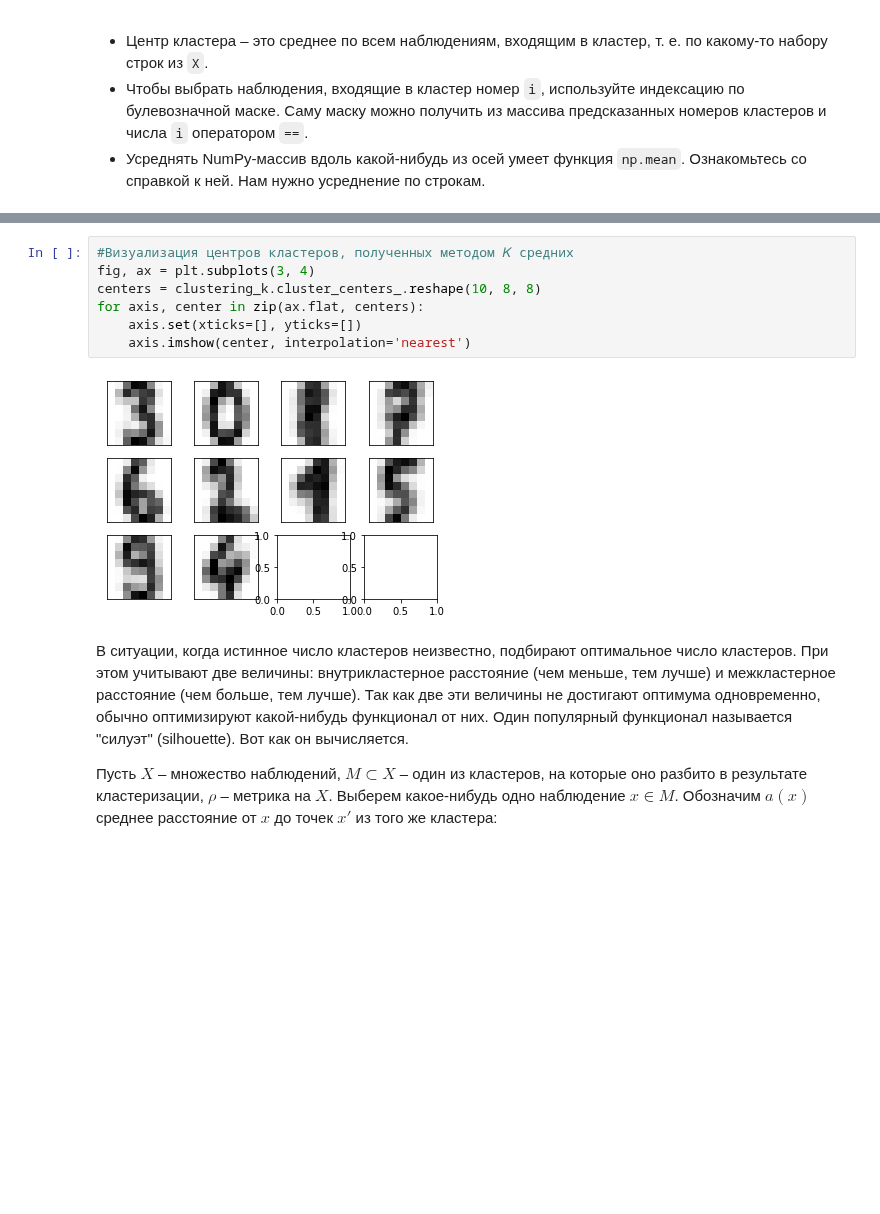
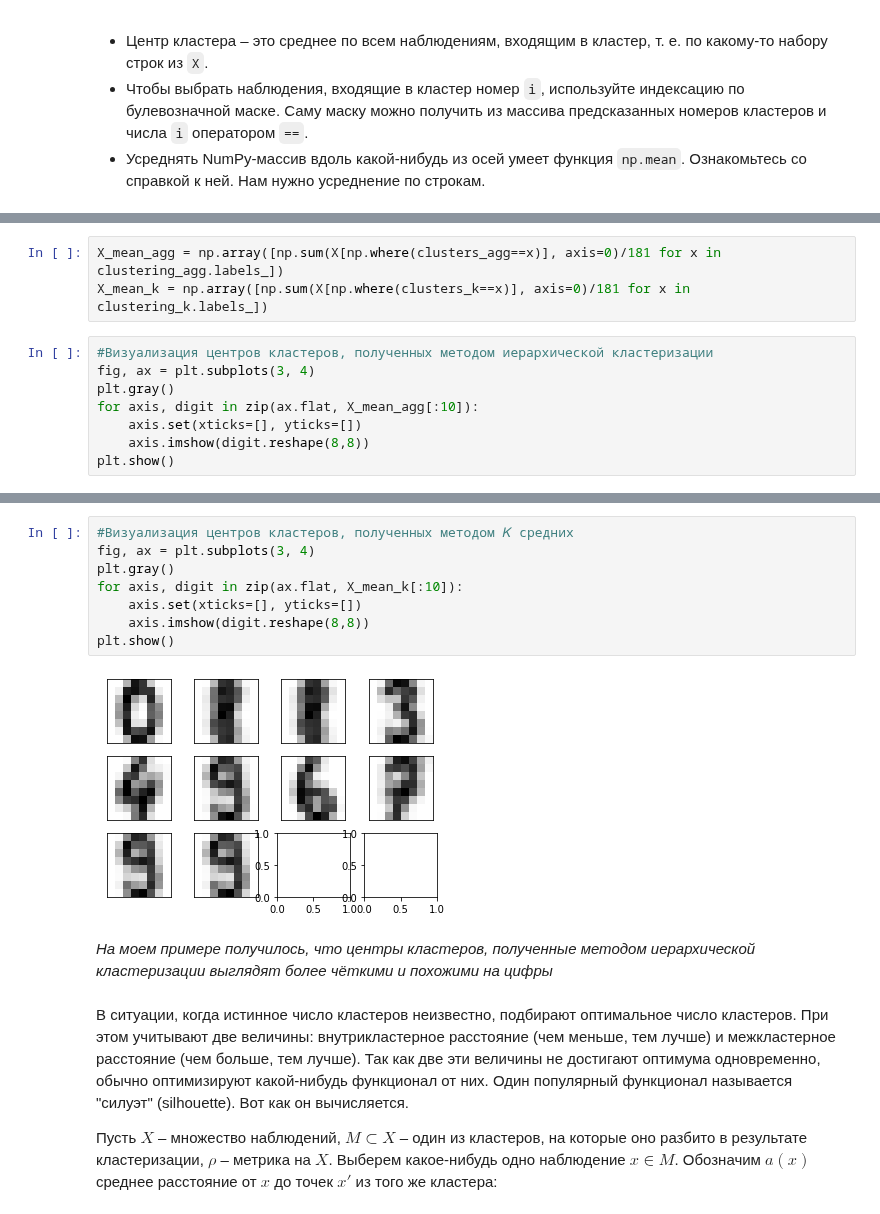
Before and after one commit to kinkpunk/ml-intro, a Jupyter notebook: 7_clustering/clustering.ipynb, the cells around one changed output, grey strips where cells are left out. Saved outputs shown, nothing was run; the diff lists cells and outputs as text; blank space fills up the shorter version.

```diff
--- a/7_clustering/clustering.ipynb
+++ b/7_clustering/clustering.ipynb
@@ -137,0 +112,11 @@ array([1, 2, 2, ..., 2, 8, 8])
+# %%
+X_mean_agg = np.array([np.sum(X[np.where(clusters_agg==x)], axis=0)/181 for x in clustering_agg.labels_])
+X_mean_k = np.array([np.sum(X[np.where(clusters_k==x)], axis=0)/181 for x in clustering_k.labels_])
+# %%
+#Визуализация центров кластеров, полученных методом иерархической кластеризации
+fig, ax = plt.subplots(3, 4)
+plt.gray()
+for axis, digit in zip(ax.flat, X_mean_agg[:10]):
+    axis.set(xticks=[], yticks=[])
+    axis.imshow(digit.reshape(8,8))
+plt.show()
@@ -138,12 +125,15 @@ array([1, 2, 2, ..., 2, 8, 8])
 # %%
 #Визуализация центров кластеров, полученных методом 𝐾 средних
 fig, ax = plt.subplots(3, 4)
-centers = clustering_k.cluster_centers_.reshape(10, 8, 8)
-for axis, center in zip(ax.flat, centers):
+plt.gray()
+for axis, digit in zip(ax.flat, X_mean_k[:10]):
     axis.set(xticks=[], yticks=[])
-    axis.imshow(center, interpolation='nearest')
+    axis.imshow(digit.reshape(8,8))
+plt.show()
 # %% [output]
-[figure, old version]
+[figure, new version]
+# %% [markdown]
+*На моем примере получилось, что центры кластеров, полученные методом иерархической кластеризации выглядят более чёткими и похожими на цифры*
 # %% [markdown]
 В ситуации, когда истинное число кластеров неизвестно, подбирают оптимальное число кластеров. При этом учитывают две величины: внутрикластерное расстояние (чем меньше, тем лучше) и межкластерное расстояние (чем больше, тем лучше). Так как две эти величины не достигают оптимума одновременно, обычно оптимизируют какой-нибудь функционал от них. Один популярный функционал называется "силуэт" (silhouette). Вот как он вычисляется.
 
```
Also changed, not shown: parts of 28 cells of this notebook.
